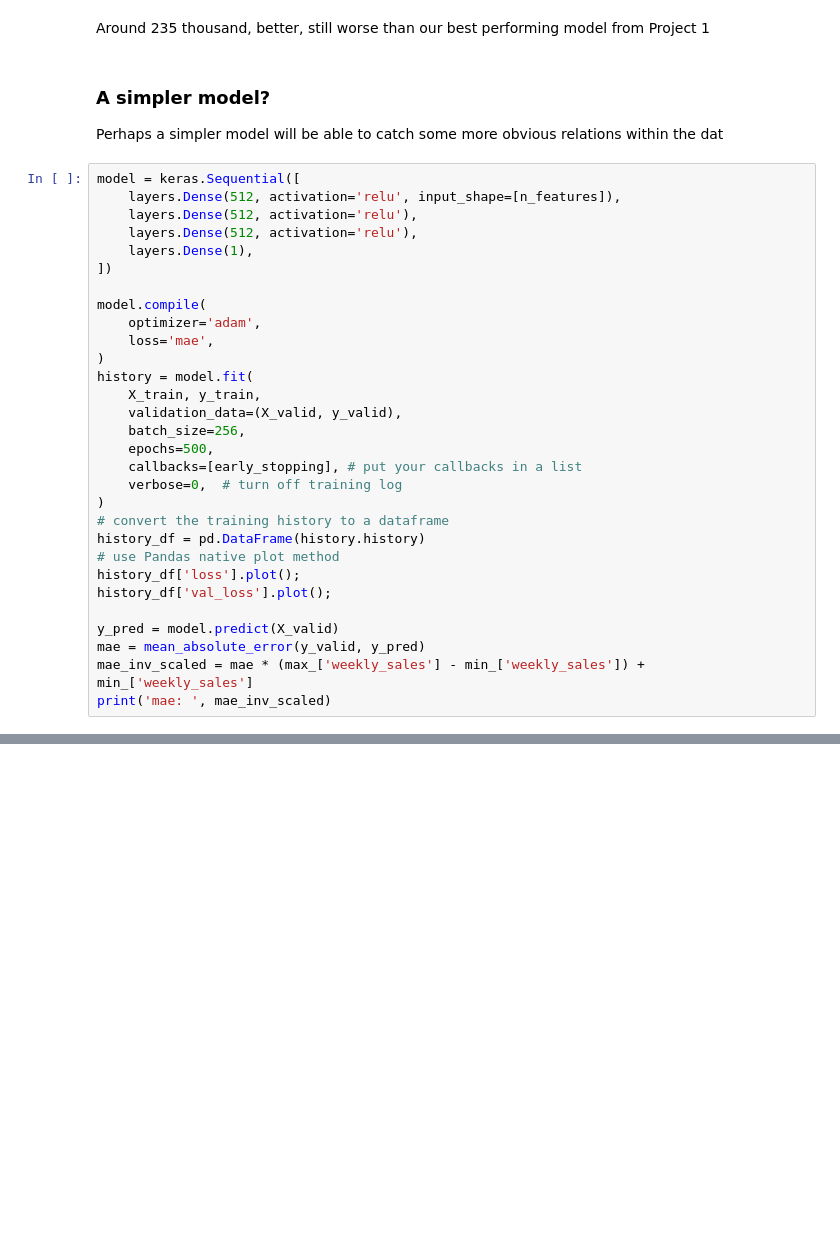
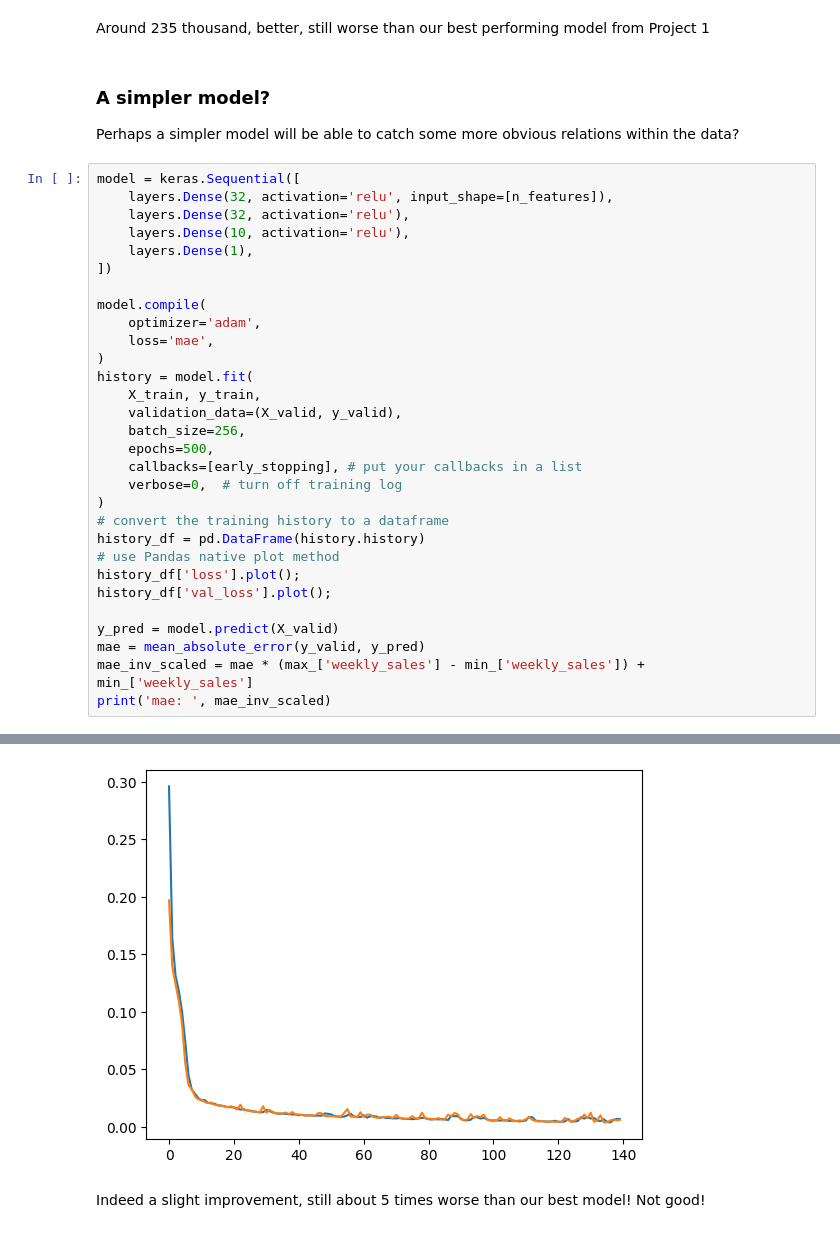
Before and after one commit to Kakackle/ml_zoo, a Jupyter notebook: dirty_notebooks/walmart_sales_NN.ipynb, the cells around one changed output, grey strips where cells are left out. Drawn from its saved outputs; the diff is of its cells as text; blank space fills up the shorter version.

```diff
--- a/dirty_notebooks/walmart_sales_NN.ipynb
+++ b/dirty_notebooks/walmart_sales_NN.ipynb
@@ -480,12 +480,12 @@ mae:  234987.14475973826
 Around 235 thousand, better, still worse than our best performing model from Project 1
 # %% [markdown]
 ### A simpler model?
-Perhaps a simpler model will be able to catch some more obvious relations within the dat
+Perhaps a simpler model will be able to catch some more obvious relations within the data?
 # %%
 model = keras.Sequential([
-    layers.Dense(512, activation='relu', input_shape=[n_features]),
-    layers.Dense(512, activation='relu'),
-    layers.Dense(512, activation='relu'),
+    layers.Dense(32, activation='relu', input_shape=[n_features]),
+    layers.Dense(32, activation='relu'),
+    layers.Dense(10, activation='relu'),
     layers.Dense(1),
 ])
 
@@ -511,3 +511,4 @@ y_pred = model.predict(X_valid)
 mae = mean_absolute_error(y_valid, y_pred)
 mae_inv_scaled = mae * (max_['weekly_sales'] - min_['weekly_sales']) + min_['weekly_sales']
 print('mae: ', mae_inv_scaled)
+# %% [output]
@@ -513,0 +517,3 @@ print('mae: ', mae_inv_scaled)
+[figure, added]
+# %% [markdown]
+Indeed a slight improvement, still about 5 times worse than our best model! Not good!
```
Also changed, not shown: parts of 2 cells of this notebook, 1 other file.
